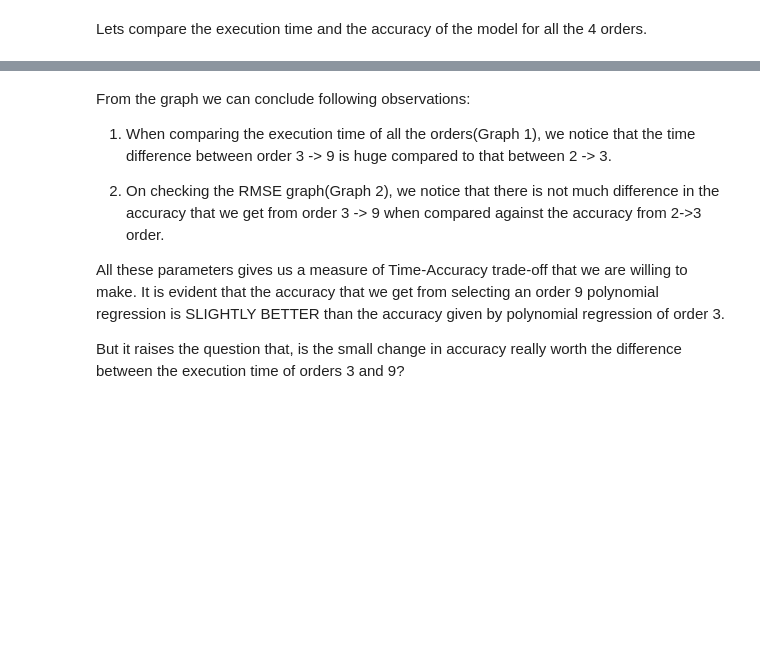
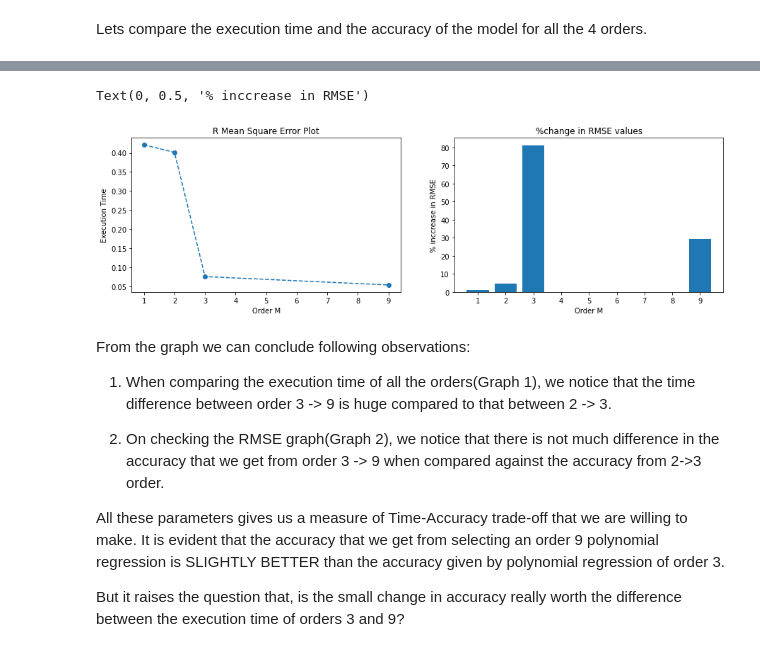
Before and after one commit to Rohanjos97/machine-learning-assignments, a Jupyter notebook: Assignment1.ipynb, the cells around one changed output, grey strips where cells are left out. Drawn from its saved outputs; the diff is of its cells as text; code cells hidden in the pictures; blank space fills up the shorter version.

```diff
--- a/Assignment1.ipynb
+++ b/Assignment1.ipynb
@@ -553,3 +562,19 @@ Text(0, 0.5, 'RMSE')
+# %%
+fig, axes = plt.subplots(1, 2, figsize=(15, 4))
+
+axes[0].plot(statistical_plot['Order M'], statistical_plot['RMSE'], '--o')
+axes[0].set_title('R Mean Square Error Plot')
+axes[0].set_xlabel('Order M')
+axes[0].set_ylabel('Execution Time')
+
+axes[1].bar(statistical_plot['Order M'], statistical_plot['%Inc or Dec in RMSE'])
+axes[1].set_xticks(np.arange(1, 10, 1))
+axes[1].set_title('%change in RMSE values')
+axes[1].set_xlabel('Order M')
+axes[1].set_ylabel('% inccrease in RMSE')
+# %% [output]
+Text(0, 0.5, '% inccrease in RMSE')
+[figure, added]
 # %% [markdown]
 From the graph we can conclude following observations:
 
```
Also changed, not shown: parts of 5 cells of this notebook.
